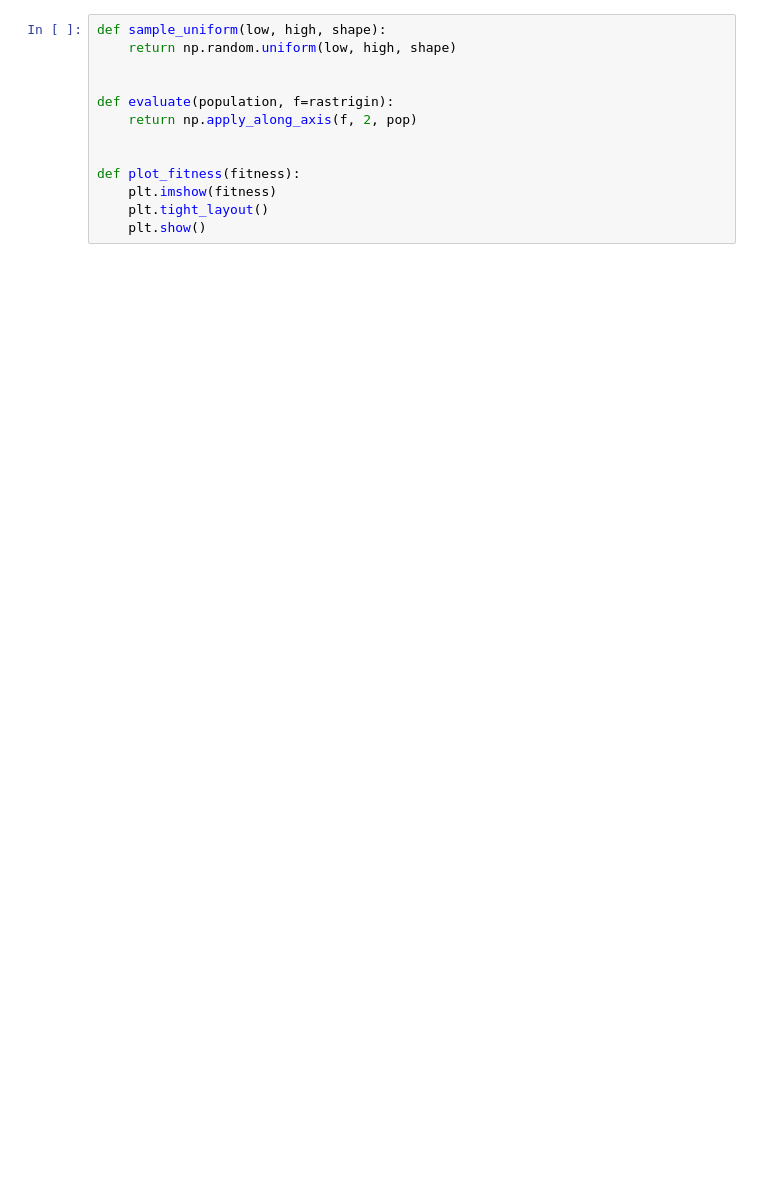
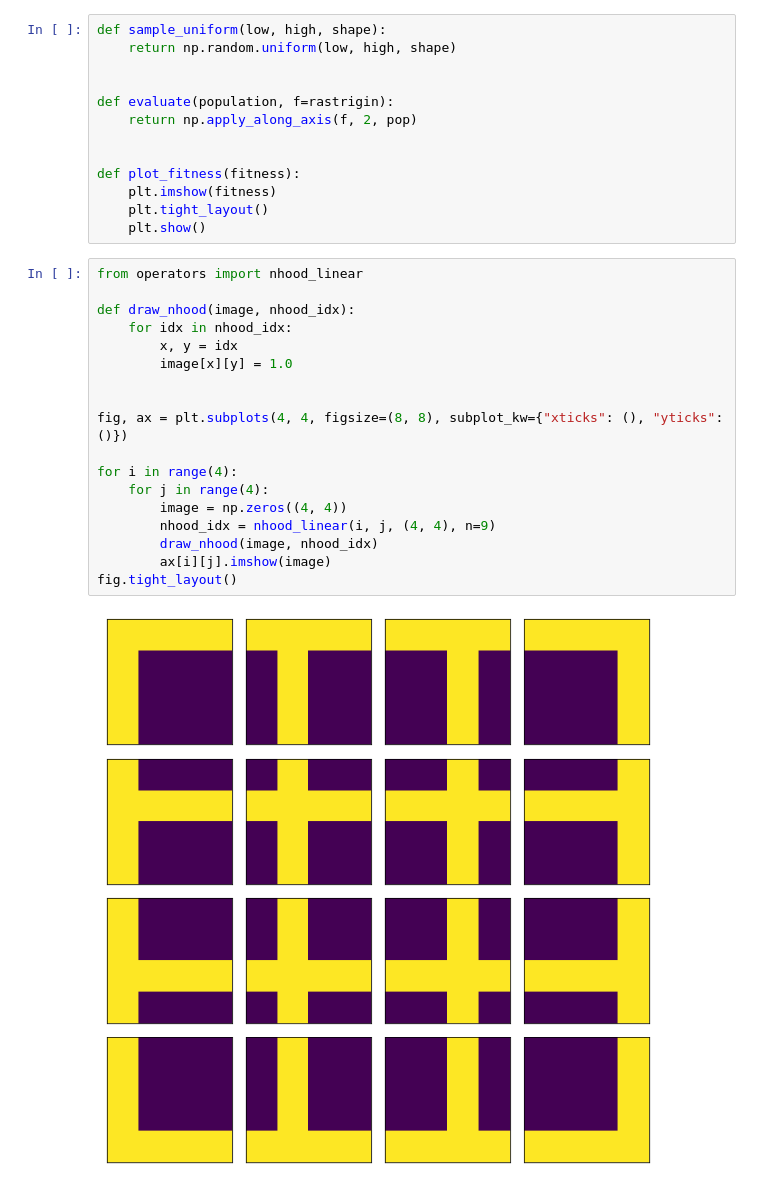
Before and after one commit to EvanLavender13/cea, a Jupyter notebook: test.ipynb, the cells around one changed output. Saved outputs shown, nothing was run; the diff lists cells and outputs as text; blank space fills up the shorter version.

```diff
--- a/test.ipynb
+++ b/test.ipynb
@@ -43,6 +43,26 @@ def plot_fitness(fitness):
     plt.imshow(fitness)
     plt.tight_layout()
     plt.show()
+# %%
+from operators import nhood_linear
+
+def draw_nhood(image, nhood_idx):
+    for idx in nhood_idx:
+        x, y = idx
+        image[x][y] = 1.0
+
+
+fig, ax = plt.subplots(4, 4, figsize=(8, 8), subplot_kw={"xticks": (), "yticks": ()})
+
+for i in range(4):
+    for j in range(4):
+        image = np.zeros((4, 4))
+        nhood_idx = nhood_linear(i, j, (4, 4), n=9)
+        draw_nhood(image, nhood_idx)
+        ax[i][j].imshow(image)
+fig.tight_layout()
+# %% [output]
+[figure, added]
 # %%
 pop = sample_uniform(-5.12, 5.12, DIMS + (NF,))
 fit = evaluate(pop)
```
Also changed, not shown: parts of 8 cells of this notebook, 1 other file.
